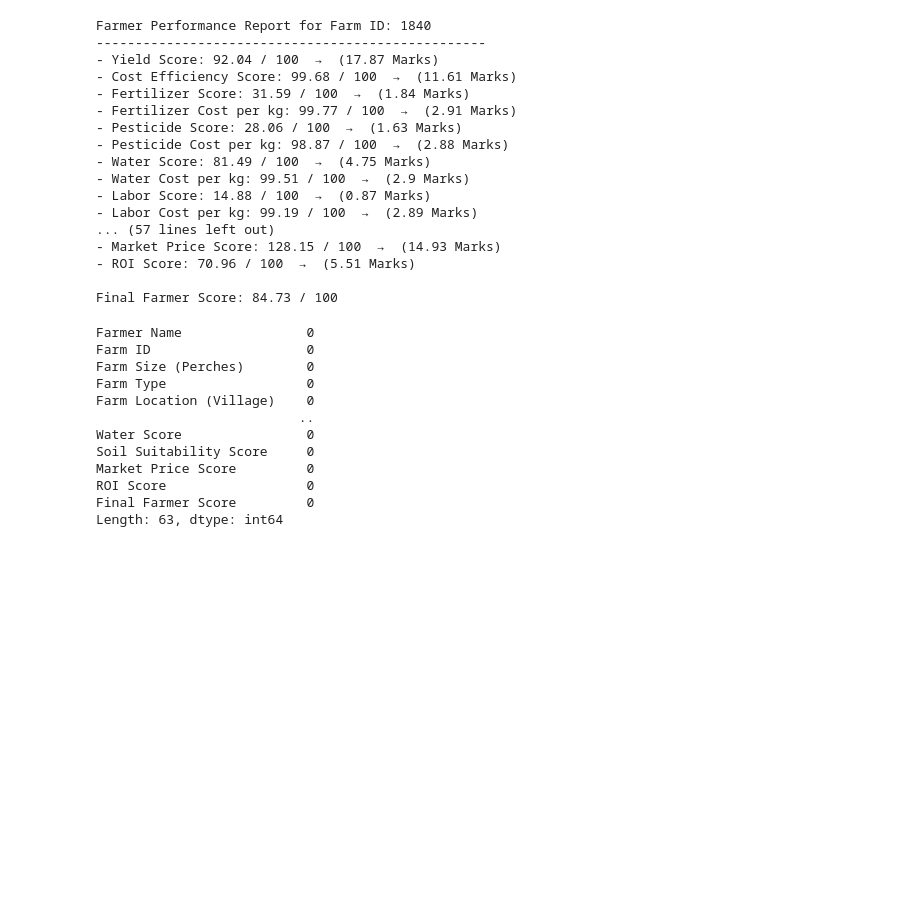
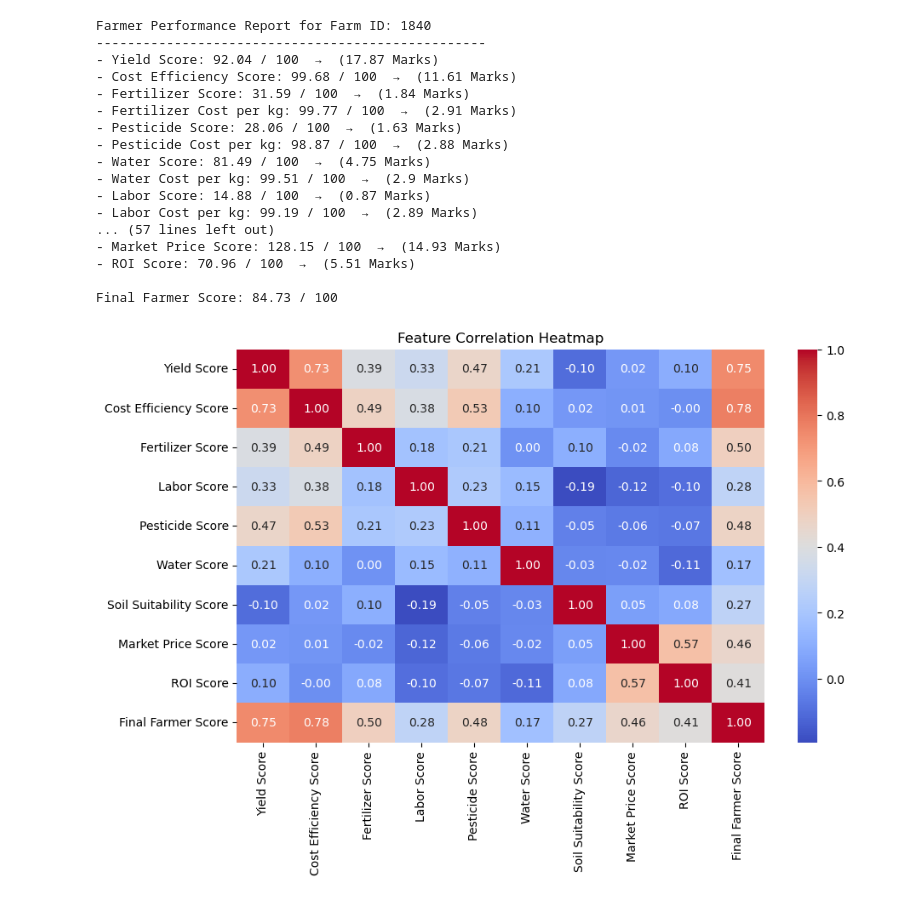
Before and after one commit to uvindu12/AgroEdge-Frontend, a Jupyter notebook: old farmers data analysis .ipynb, the cells around one changed output. Saved outputs shown, nothing was run; the diff lists cells and outputs as text; code cells hidden in the pictures; blank space fills up the shorter version.

Commit message:
implementing Clustering-Based Recommendations

```diff
--- a/old farmers data analysis .ipynb
+++ b/old farmers data analysis .ipynb
@@ -617,17 +616,39 @@ Farmer Performance Report for Farm ID: 1840
 
 Final Farmer Score: 84.73 / 100
 # %%
-print(clean_farming_data.isnull().sum())
+import pandas as pd
+import seaborn as sns
+import matplotlib.pyplot as plt
+from sklearn.preprocessing import StandardScaler
+
+# Load the dataset
+my_file_path = r"C:\Users\user\Desktop\iit\year2 sem1\sdgp\AgroEdge\cleaned_farmer_data.csv"
+clean_farming_data = pd.read_csv(my_file_path)
+
+# Step 1: Selecting Features for Clustering
+selected_features = [
+    "Yield Score", "Cost Efficiency Score", "Fertilizer Score", "Labor Score",
+    "Pesticide Score", "Water Score", "Soil Suitability Score",
+    "Market Price Score", "ROI Score", "Final Farmer Score"
+]
+
+clean_farming_data_selected = clean_farming_data[selected_features]
+
+# Compute correlation matrix to check feature redundancy
+corr_matrix = clean_farming_data_selected.corr()
+
+# Plot heatmap for correlation analysis
+plt.figure(figsize=(10, 6))
+sns.heatmap(corr_matrix, annot=True, cmap="coolwarm", fmt=".2f")
+plt.title("Feature Correlation Heatmap")
+plt.show()
+
+# Normalize data to bring features to the same scale
+scaler = StandardScaler()
+clean_farming_data_scaled = pd.DataFrame(scaler.fit_transform(clean_farming_data_selected), columns=selected_features)
+
+# Save the normalized dataset to a CSV file
+output_file_path = r"C:\Users\user\Desktop\iit\year2 sem1\sdgp\AgroEdge\normalized_farmer_data.csv"
+clean_farming_data_scaled.to_csv(output_file_path, index=False)
 # %% [output]
-Farmer Name                0
-Farm ID                    0
-Farm Size (Perches)        0
-Farm Type                  0
-Farm Location (Village)    0
-                          ..
-Water Score                0
-Soil Suitability Score     0
-Market Price Score         0
-ROI Score                  0
-Final Farmer Score         0
-Length: 63, dtype: int64
+[figure, added]
```
Also changed, not shown: parts of 3 cells of this notebook, 3 other files.
